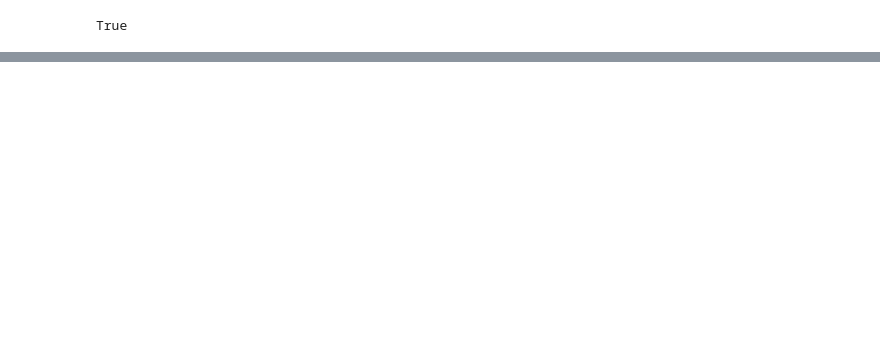
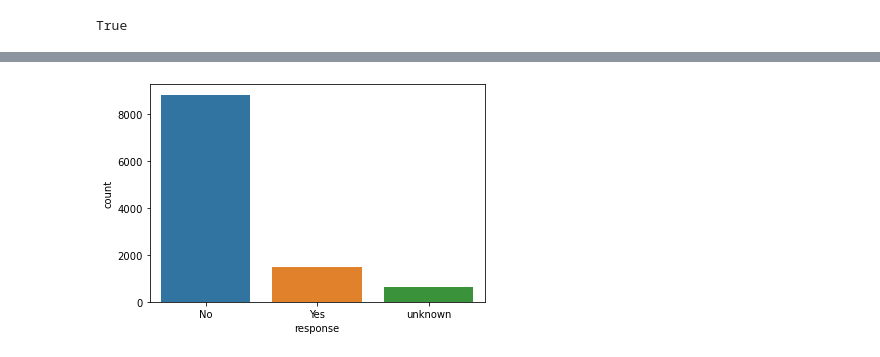
Before and after one commit to MiguelVilloslada/IronMiguel, a Jupyter notebook: Working/LAB/Customer Analysis Round 2.ipynb, the cells around one changed output, grey strips where cells are left out. Saved outputs shown, nothing was run; the diff lists cells and outputs as text; code cells hidden in the pictures; blank space fills up the shorter version.

```diff
--- a/Working/LAB/Customer Analysis Round 2.ipynb
+++ b/Working/LAB/Customer Analysis Round 2.ipynb
@@ -234,0 +262,4 @@ mca.query('month == 1 or month == 2 or month ==3')
+# %%
+sns.countplot(x="response", data=mca);
+# %% [output]
+[figure, added]
```
Also changed, not shown: parts of 22 cells of this notebook.
